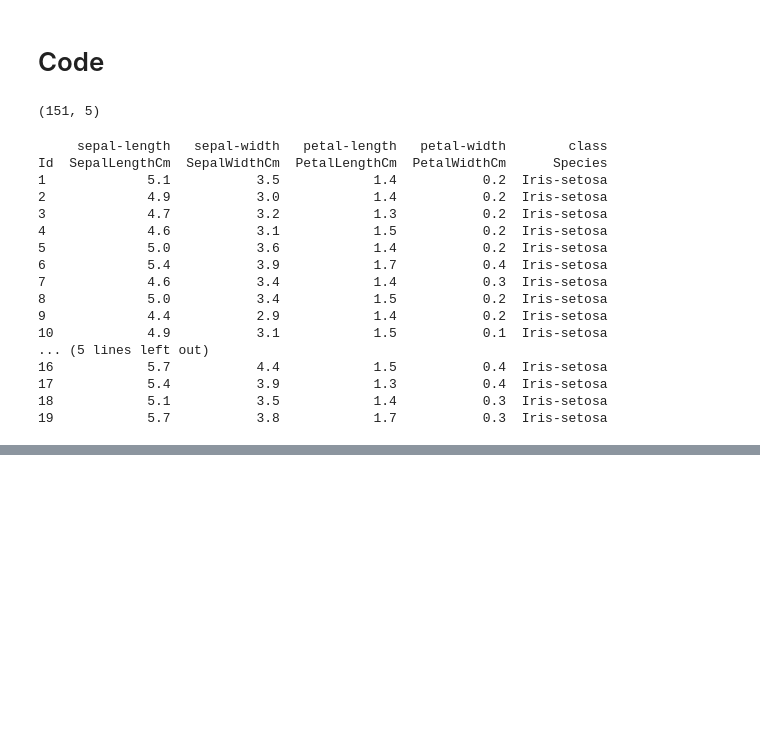
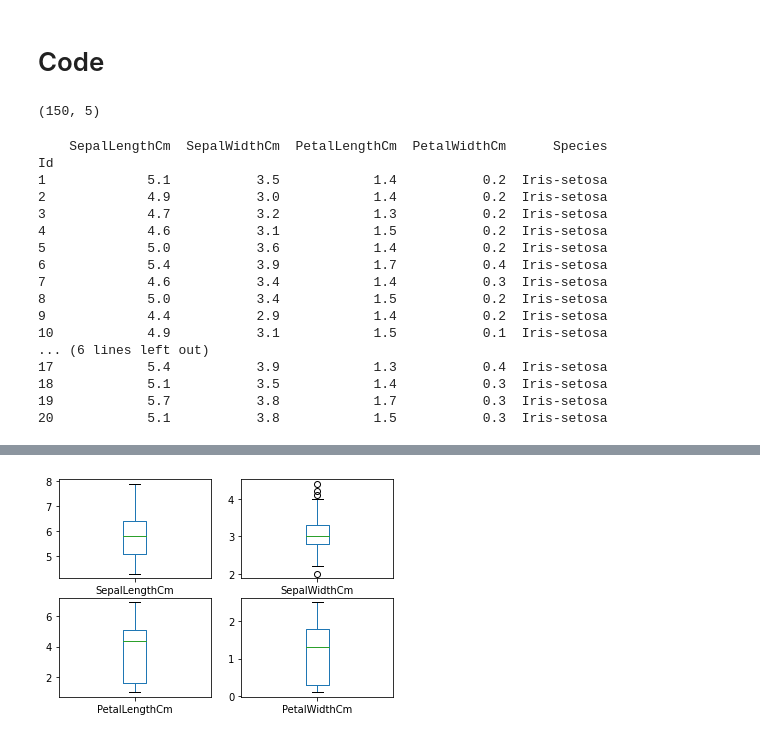
Before and after one commit to marvin353/SmartDataAnalytics_Gruppe1, a Jupyter notebook: Übungsblatt 1/Aufgabe_6.ipynb, the cells around one changed output, grey strips where cells are left out. Cells and saved outputs as stored; diff of their text form; code cells hidden in the pictures; blank space fills up the shorter version.

```diff
--- a/Übungsblatt 1/Aufgabe_6.ipynb
+++ b/Übungsblatt 1/Aufgabe_6.ipynb
@@ -37,18 +37,18 @@ from os import getcwd
 cwd = os.getcwd()
 file = os.path.join(cwd, "Datasets","Iris.csv")
 names = ["sepal-length", "sepal-width", "petal-length", "petal-width", "class"]
-dataset = pandas.read_csv(file, names=names)
+dataset = pandas.read_csv(file, header=0, index_col=0)
 # %%
 # shape
 print(dataset.shape)
 # %% [output]
-(151, 5)
+(150, 5)
 # %%
 # head
 print(dataset.head(20))
 # %% [output]
-     sepal-length   sepal-width   petal-length   petal-width        class
-Id  SepalLengthCm  SepalWidthCm  PetalLengthCm  PetalWidthCm      Species
+    SepalLengthCm  SepalWidthCm  PetalLengthCm  PetalWidthCm      Species
+Id
 1             5.1           3.5            1.4           0.2  Iris-setosa
 2             4.9           3.0            1.4           0.2  Iris-setosa
 3             4.7           3.2            1.3           0.2  Iris-setosa
@@ -59,13 +59,13 @@ Id  SepalLengthCm  SepalWidthCm  PetalLengthCm  PetalWidthCm      Species
 8             5.0           3.4            1.5           0.2  Iris-setosa
 9             4.4           2.9            1.4           0.2  Iris-setosa
 10            4.9           3.1            1.5           0.1  Iris-setosa
-... (5 lines left out)
-16            5.7           4.4            1.5           0.4  Iris-setosa
+... (6 lines left out)
 17            5.4           3.9            1.3           0.4  Iris-setosa
 18            5.1           3.5            1.4           0.3  Iris-setosa
 19            5.7           3.8            1.7           0.3  Iris-setosa
+20            5.1           3.8            1.5           0.3  Iris-setosa
 # %%
 # box and whisker plots
-dataset.plot(kind=’box’, subplots=True, layout=(2,2), sharex=False, sharey=False)
+dataset.plot(kind="box", subplots=True, layout=(2,2), sharex=False, sharey=False)
 plt.show()
 # %% [output]
@@ -73,3 +72,4 @@ SyntaxError: invalid character in identifier (<ipython-input-10-b716d564637d>, l
+[figure, added]
 # %%
 # histograms
 dataset.hist()
```
Also changed, not shown: parts of 6 cells of this notebook.
